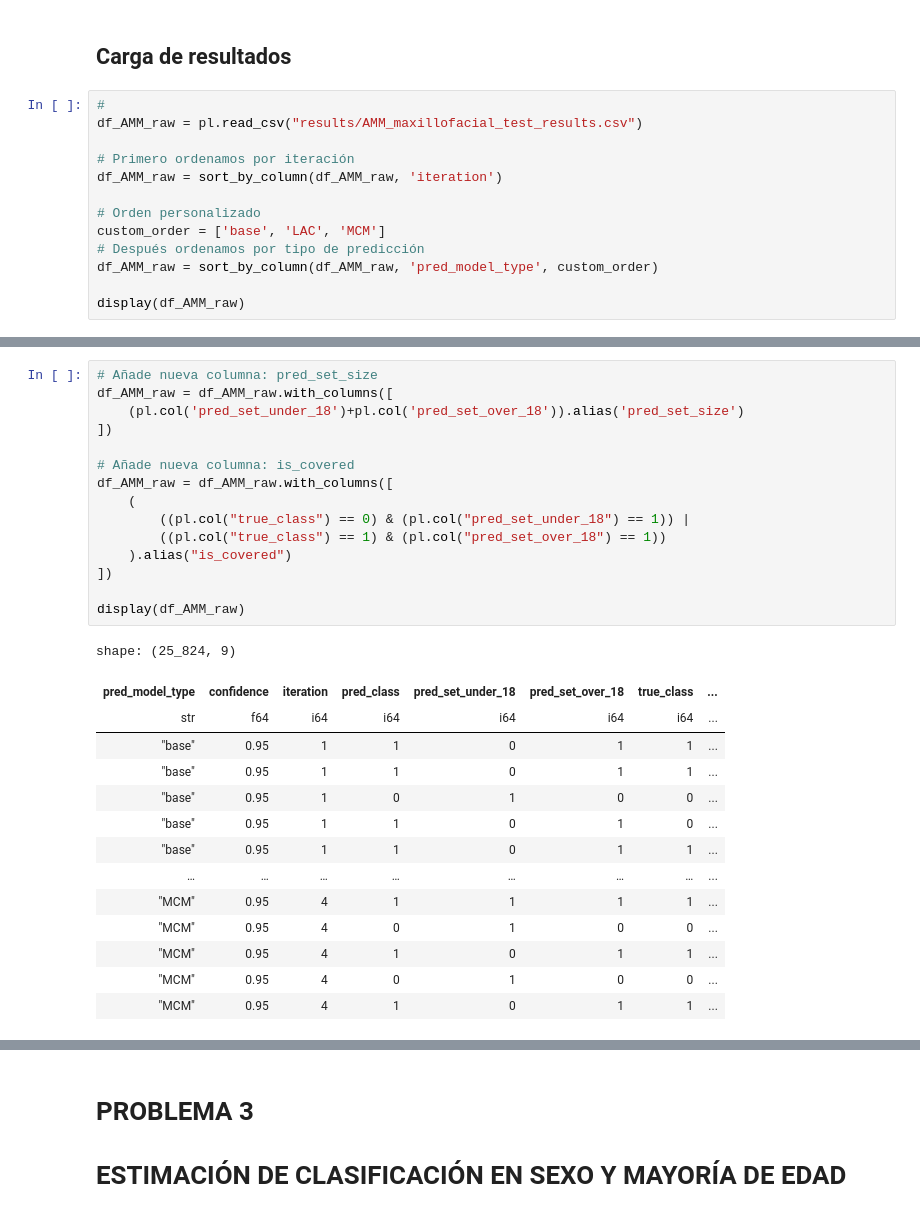
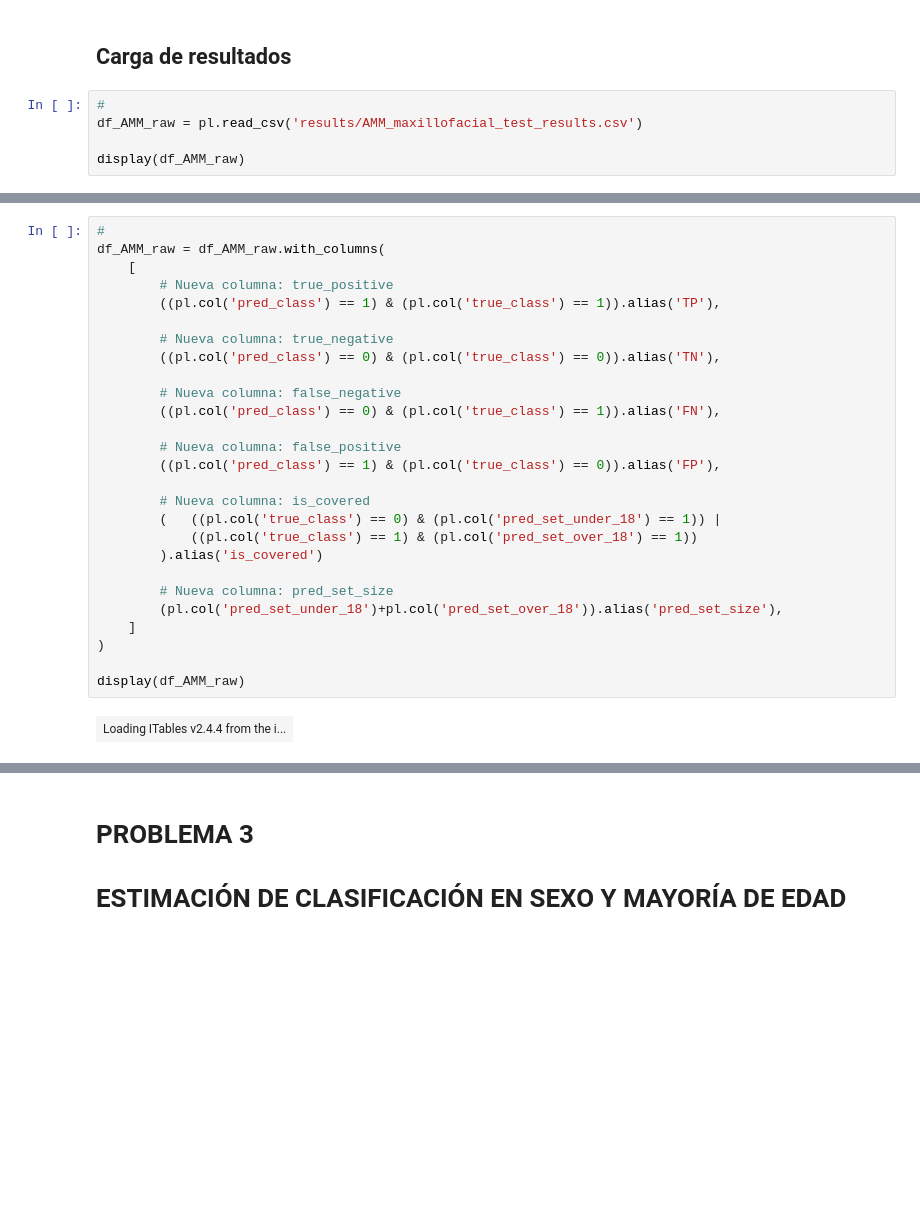
Before and after one commit to esdavide2910/tfg-bioprofile-uncertainty, a Jupyter notebook: notebooks/AE_results.ipynb, the cells around one changed output, grey strips where cells are left out. Drawn from its saved outputs; the diff is of its cells as text; blank space fills up the shorter version.

```diff
--- a/notebooks/AE_results.ipynb
+++ b/notebooks/AE_results.ipynb
@@ -323,15 +277,7 @@ plot_density_interval_widths(df_AE_raw)
 ## Carga de resultados
 # %%
 #
-df_AMM_raw = pl.read_csv("results/AMM_maxillofacial_test_results.csv")
-
-# Primero ordenamos por iteración
-df_AMM_raw = sort_by_column(df_AMM_raw, 'iteration')
-
-# Orden personalizado
-custom_order = ['base', 'LAC', 'MCM']
-# Después ordenamos por tipo de predicción
-df_AMM_raw = sort_by_column(df_AMM_raw, 'pred_model_type', custom_order)
+df_AMM_raw = pl.read_csv('results/AMM_maxillofacial_test_results.csv')
 
 display(df_AMM_raw)
 # %% [output]
@@ -352,32 +285,31 @@ shape: (25_824, 7)
 # %%
-# Añade nueva columna: pred_set_size
-df_AMM_raw = df_AMM_raw.with_columns([
-    (pl.col('pred_set_under_18')+pl.col('pred_set_over_18')).alias('pred_set_size')
-])
+#
+df_AMM_raw = df_AMM_raw.with_columns(
+    [
+        # Nueva columna: true_positive
+        ((pl.col('pred_class') == 1) & (pl.col('true_class') == 1)).alias('TP'),
 
-# Añade nueva columna: is_covered
-df_AMM_raw = df_AMM_raw.with_columns([
-    (
-        ((pl.col("true_class") == 0) & (pl.col("pred_set_under_18") == 1)) |
-        ((pl.col("true_class") == 1) & (pl.col("pred_set_over_18") == 1))
-    ).alias("is_covered")
-])
+        # Nueva columna: true_negative
+        ((pl.col('pred_class') == 0) & (pl.col('true_class') == 0)).alias('TN'),
+
+        # Nueva columna: false_negative
+        ((pl.col('pred_class') == 0) & (pl.col('true_class') == 1)).alias('FN'),
+
+        # Nueva columna: false_positive
+        ((pl.col('pred_class') == 1) & (pl.col('true_class') == 0)).alias('FP'),
+
+        # Nueva columna: is_covered
+        (   ((pl.col('true_class') == 0) & (pl.col('pred_set_under_18') == 1)) |
+            ((pl.col('true_class') == 1) & (pl.col('pred_set_over_18') == 1))
+        ).alias('is_covered')
+
+        # Nueva columna: pred_set_size
+        (pl.col('pred_set_under_18')+pl.col('pred_set_over_18')).alias('pred_set_size'),
+    ]
+)
 
 display(df_AMM_raw)
 # %% [output]
-shape: (25_824, 9)
-| pred_model_type | confidence | iteration | pred_class | pred_set_under_18 | pred_set_over_18 | true_class | ... |
-| str | f64 | i64 | i64 | i64 | i64 | i64 | ... |
-| "base" | 0.95 | 1 | 1 | 0 | 1 | 1 | ... |
-| "base" | 0.95 | 1 | 1 | 0 | 1 | 1 | ... |
-| "base" | 0.95 | 1 | 0 | 1 | 0 | 0 | ... |
-| "base" | 0.95 | 1 | 1 | 0 | 1 | 0 | ... |
-| "base" | 0.95 | 1 | 1 | 0 | 1 | 1 | ... |
-| … | … | … | … | … | … | … | ... |
-| "MCM" | 0.95 | 4 | 1 | 1 | 1 | 1 | ... |
-| "MCM" | 0.95 | 4 | 0 | 1 | 0 | 0 | ... |
-| "MCM" | 0.95 | 4 | 1 | 0 | 1 | 1 | ... |
-| "MCM" | 0.95 | 4 | 0 | 1 | 0 | 0 | ... |
-| "MCM" | 0.95 | 4 | 1 | 0 | 1 | 1 | ... |
+| Loading ITables v2.4.4 from the i... |
 # %%
 #
```
Also changed, not shown: parts of 35 cells of this notebook, 2 other files.
